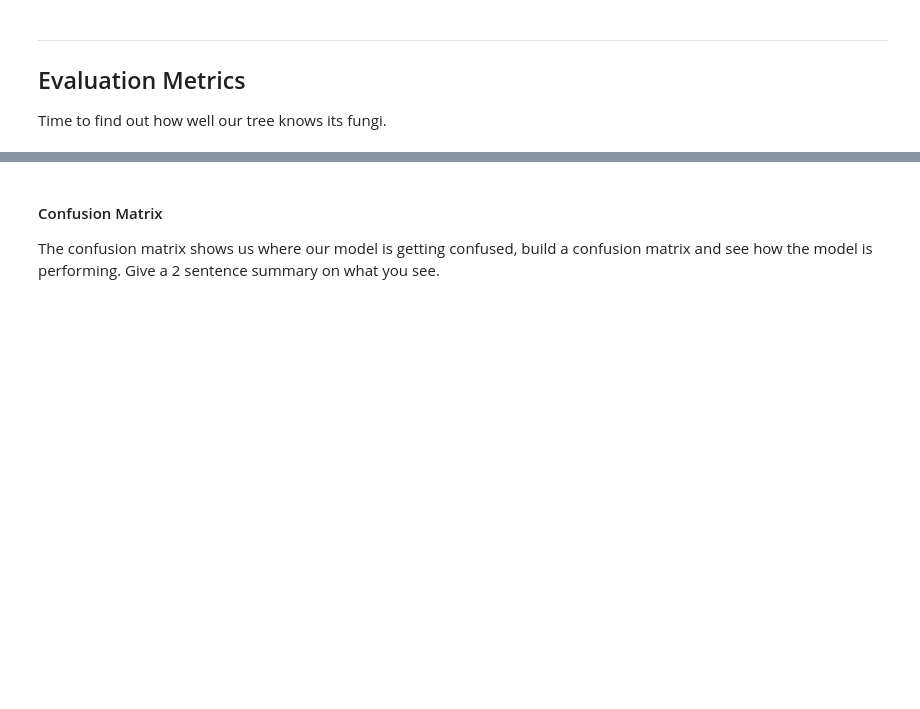
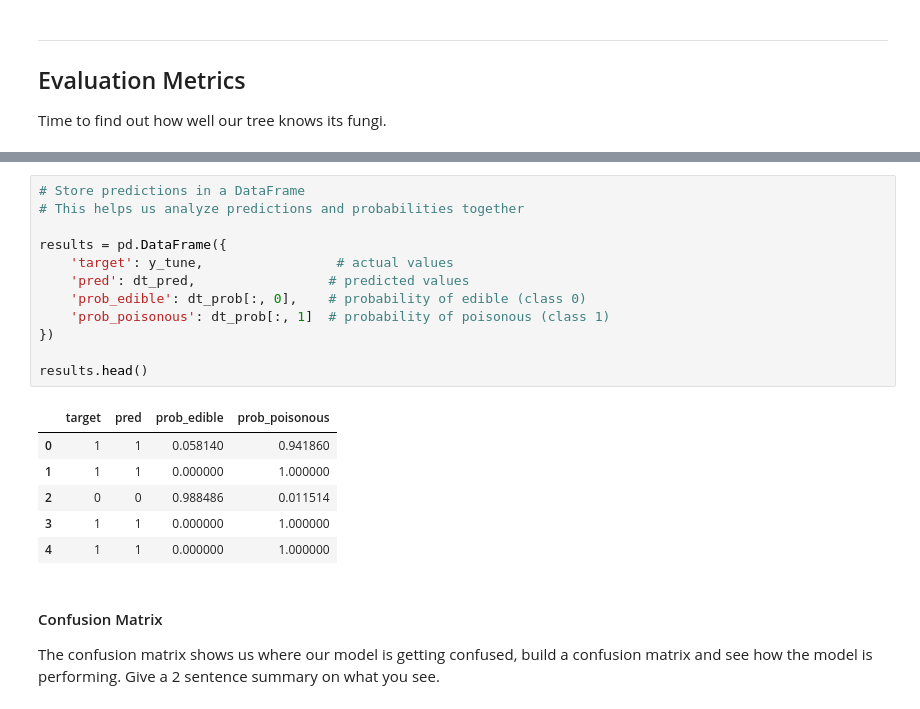
Before and after one commit to AimeeLuna21/Evaluation-Lab, a Jupyter notebook: Model_Metrics_Lab_Updated.ipynb, the cells around one changed output, grey strips where cells are left out. Saved outputs shown, nothing was run; the diff lists cells and outputs as text; blank space fills up the shorter version.

```diff
--- a/Model_Metrics_Lab_Updated.ipynb
+++ b/Model_Metrics_Lab_Updated.ipynb
@@ -313,3 +375,22 @@ results = pd.DataFrame({
+# %%
+# Store predictions in a DataFrame
+# This helps us analyze predictions and probabilities together
+
+results = pd.DataFrame({
+    'target': y_tune,                 # actual values
+    'pred': dt_pred,                 # predicted values
+    'prob_edible': dt_prob[:, 0],    # probability of edible (class 0)
+    'prob_poisonous': dt_prob[:, 1]  # probability of poisonous (class 1)
+})
+
+results.head()
+# %% [output]
+|  | target | pred | prob_edible | prob_poisonous |
+| 0 | 1 | 1 | 0.058140 | 0.941860 |
+| 1 | 1 | 1 | 0.000000 | 1.000000 |
+| 2 | 0 | 0 | 0.988486 | 0.011514 |
+| 3 | 1 | 1 | 0.000000 | 1.000000 |
+| 4 | 1 | 1 | 0.000000 | 1.000000 |
 # %% [markdown]
 #### Confusion Matrix
 
```
Also changed, not shown: parts of 19 cells of this notebook.
